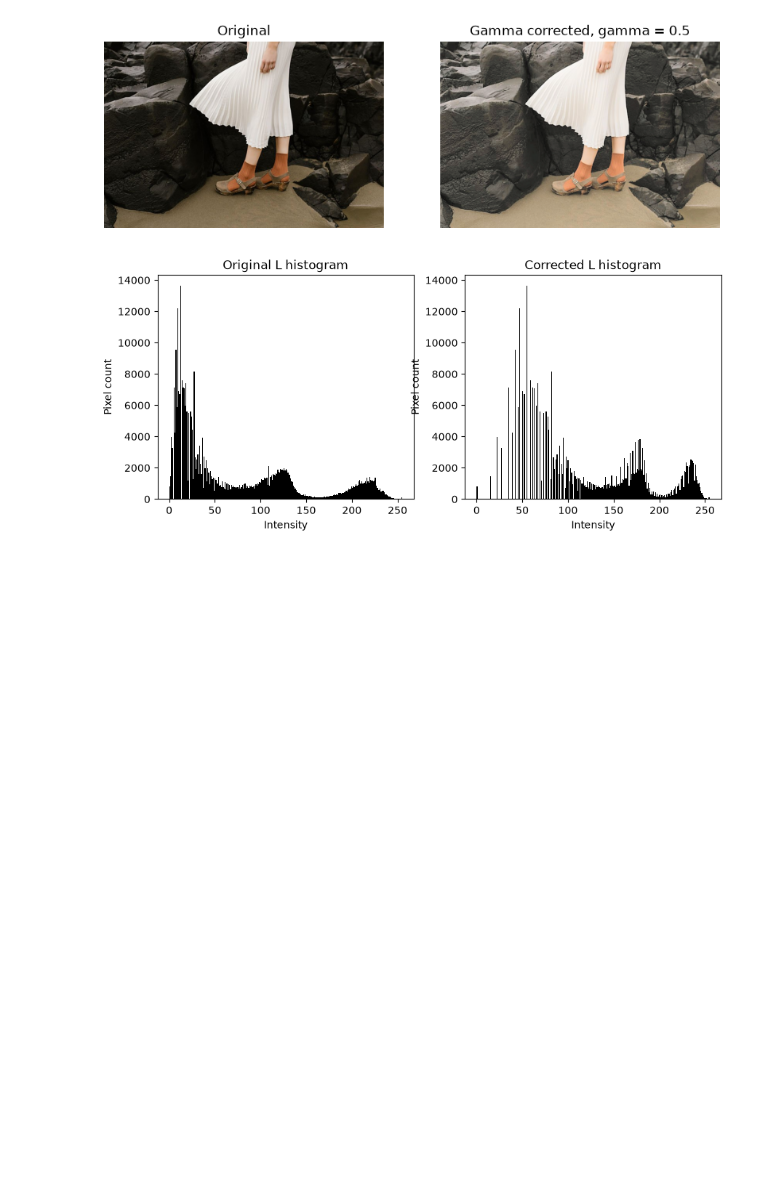
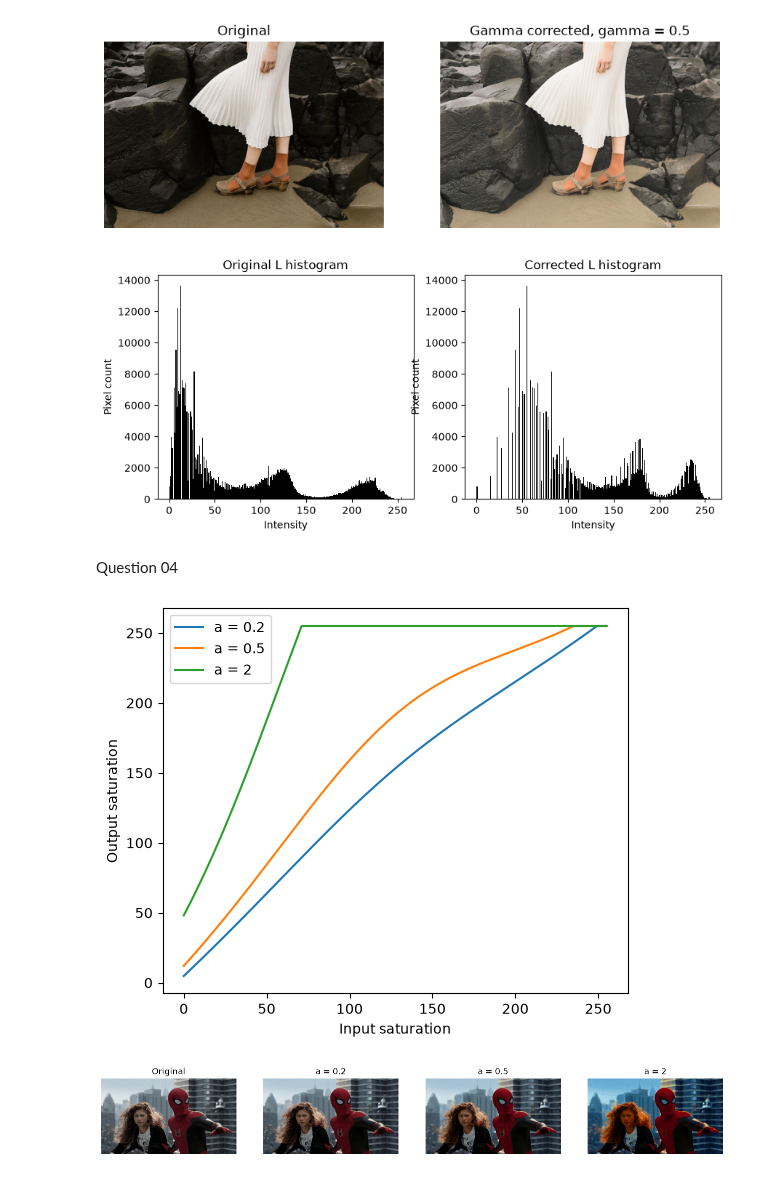
Before and after one commit to Upani-Gunathunga/EN3160-Assignment-01, a Jupyter notebook: 230218G_a01.ipynb, the cells around one changed output. Drawn from its saved outputs; the diff is of its cells as text; code cells hidden in the pictures; blank space fills up the shorter version.

Commit message:
add code for question 4

```diff
--- a/230218G_a01.ipynb
+++ b/230218G_a01.ipynb
@@ -181,3 +183,49 @@ plt.show()
 # %% [output]
 [figure]
 [figure]
+# %% [markdown]
+Question 04
+# %%
+street_photo = cv2.imread("images/q4.jpeg")
+hsv_planes = cv2.cvtColor(street_photo, cv2.COLOR_BGR2HSV)
+hue_plane, sat_plane, val_plane = cv2.split(hsv_planes)
+
+sigma_fixed = 70
+sat_axis = np.arange(256)
+
+def boost_saturation(sat_channel, alpha_pick):
+    sat_float = sat_channel.astype(np.float32)
+    bump = alpha_pick * 128 * np.exp(-((sat_float - 128) ** 2) / (2 * sigma_fixed ** 2))
+    boosted = np.minimum(sat_float + bump, 255)
+    return boosted.astype(np.uint8)
+
+alpha_trials = [0.2, 0.5, 2]
+result_photos = []
+for alpha_pick in alpha_trials:
+    sat_boosted = boost_saturation(sat_plane, alpha_pick)
+    hsv_boosted = cv2.merge([hue_plane, sat_boosted, val_plane])
+    photo_boosted = cv2.cvtColor(hsv_boosted, cv2.COLOR_HSV2BGR)
+    result_photos.append(photo_boosted)
+
+fig_curve = plt.figure(figsize=(6, 5))
+for alpha_pick in alpha_trials:
+    bump_curve = alpha_pick * 128 * np.exp(-((sat_axis - 128) ** 2) / (2 * sigma_fixed ** 2))
+    curve_vals = np.minimum(sat_axis + bump_curve, 255)
+    plt.plot(sat_axis, curve_vals, label=f"a = {alpha_pick}")
+plt.xlabel("Input saturation")
+plt.ylabel("Output saturation")
+plt.legend()
+plt.show()
+
+fig_compare, axis_compare = plt.subplots(1, 4, figsize=(16, 4))
+axis_compare[0].imshow(cv2.cvtColor(street_photo, cv2.COLOR_BGR2RGB))
+axis_compare[0].set_title("Original")
+axis_compare[0].axis("off")
+for slot, alpha_pick, boosted_photo in zip(range(1, 4), alpha_trials, result_photos):
+    axis_compare[slot].imshow(cv2.cvtColor(boosted_photo, cv2.COLOR_BGR2RGB))
+    axis_compare[slot].set_title(f"a = {alpha_pick}")
+    axis_compare[slot].axis("off")
+plt.show()
+# %% [output]
+[figure, added]
+[figure, added]
```
Also changed, not shown: parts of 3 cells of this notebook.
